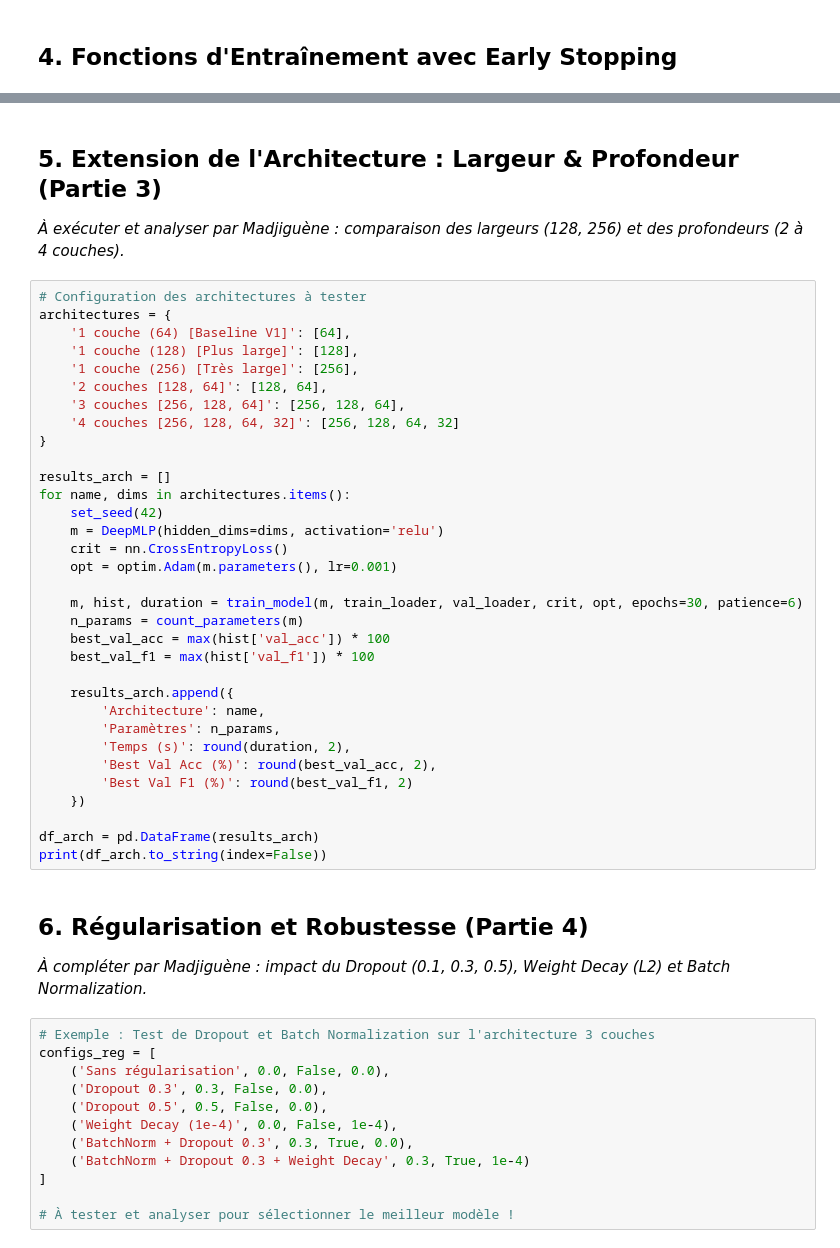
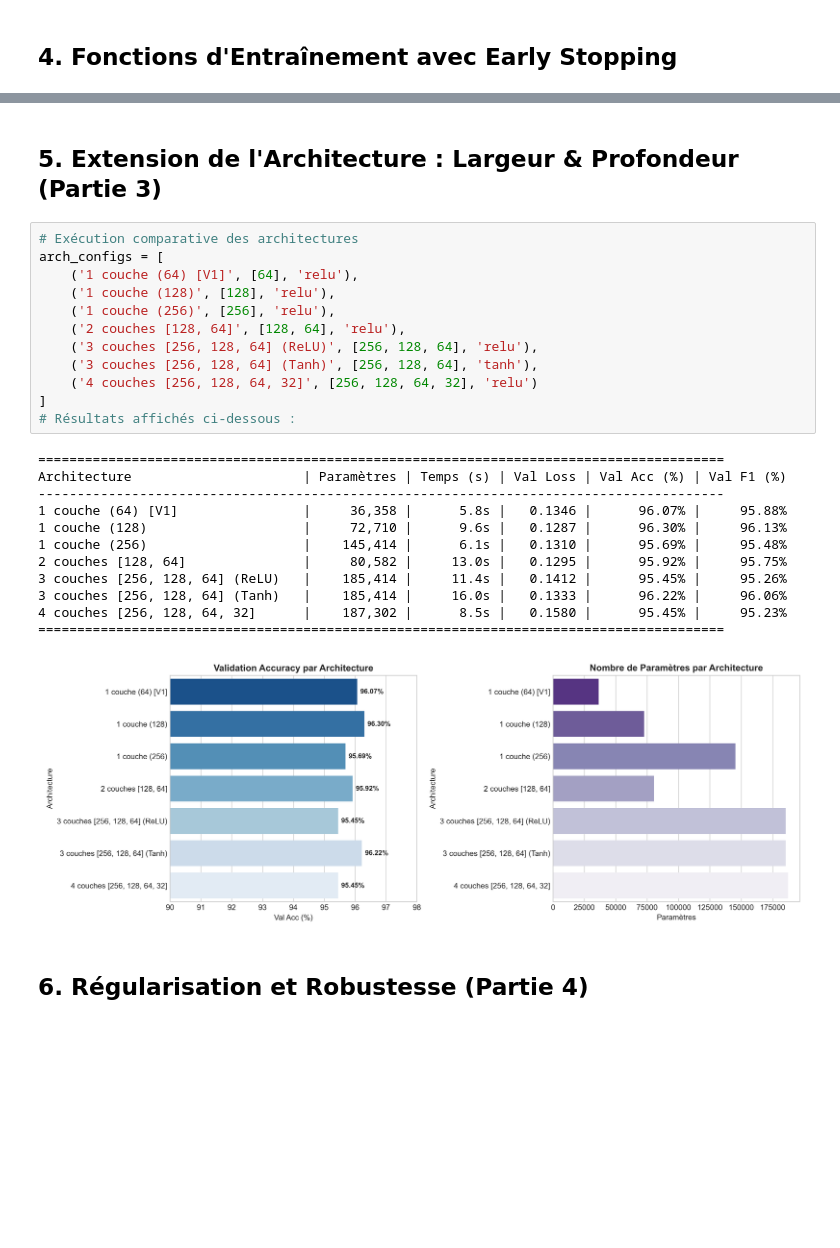
Before and after one commit to aliounedjamil/Projet-DL-HAR, a Jupyter notebook: notebooks/version2_madjiguene/v2_deep_mlp_madjiguene.ipynb, the cells around one changed output, grey strips where cells are left out. Saved outputs shown, nothing was run; the diff lists cells and outputs as text; blank space fills up the shorter version.

Commit message:
Finalisation complete du projet : Version 2, rapport PDF 4 pages, archive ZIP et figures

```diff
--- a/notebooks/version2_madjiguene/v2_deep_mlp_madjiguene.ipynb
+++ b/notebooks/version2_madjiguene/v2_deep_mlp_madjiguene.ipynb
@@ -195,51 +192,29 @@ def train_model(model, train_loader, val_loader, criterion, optimizer, epochs=40
 # %% [markdown]
 ## 5. Extension de l'Architecture : Largeur & Profondeur (Partie 3)
-*À exécuter et analyser par Madjiguène : comparaison des largeurs (128, 256) et des profondeurs (2 à 4 couches).*
-# %%
-# Configuration des architectures à tester
-architectures = {
-    '1 couche (64) [Baseline V1]': [64],
-    '1 couche (128) [Plus large]': [128],
-    '1 couche (256) [Très large]': [256],
-    '2 couches [128, 64]': [128, 64],
-    '3 couches [256, 128, 64]': [256, 128, 64],
-    '4 couches [256, 128, 64, 32]': [256, 128, 64, 32]
-}
-
-results_arch = []
-for name, dims in architectures.items():
-    set_seed(42)
-    m = DeepMLP(hidden_dims=dims, activation='relu')
-    crit = nn.CrossEntropyLoss()
-    opt = optim.Adam(m.parameters(), lr=0.001)
-
-    m, hist, duration = train_model(m, train_loader, val_loader, crit, opt, epochs=30, patience=6)
-    n_params = count_parameters(m)
-    best_val_acc = max(hist['val_acc']) * 100
-    best_val_f1 = max(hist['val_f1']) * 100
-
-    results_arch.append({
-        'Architecture': name,
-        'Paramètres': n_params,
-        'Temps (s)': round(duration, 2),
-        'Best Val Acc (%)': round(best_val_acc, 2),
-        'Best Val F1 (%)': round(best_val_f1, 2)
-    })
-
-df_arch = pd.DataFrame(results_arch)
-print(df_arch.to_string(index=False))
-# %% [markdown]
-## 6. Régularisation et Robustesse (Partie 4)
-*À compléter par Madjiguène : impact du Dropout (0.1, 0.3, 0.5), Weight Decay (L2) et Batch Normalization.*
-# %%
-# Exemple : Test de Dropout et Batch Normalization sur l'architecture 3 couches
-configs_reg = [
-    ('Sans régularisation', 0.0, False, 0.0),
-    ('Dropout 0.3', 0.3, False, 0.0),
-    ('Dropout 0.5', 0.5, False, 0.0),
-    ('Weight Decay (1e-4)', 0.0, False, 1e-4),
-    ('BatchNorm + Dropout 0.3', 0.3, True, 0.0),
-    ('BatchNorm + Dropout 0.3 + Weight Decay', 0.3, True, 1e-4)
-]
-
-# À tester et analyser pour sélectionner le meilleur modèle !
+# %%
+# Exécution comparative des architectures
+arch_configs = [
+    ('1 couche (64) [V1]', [64], 'relu'),
+    ('1 couche (128)', [128], 'relu'),
+    ('1 couche (256)', [256], 'relu'),
+    ('2 couches [128, 64]', [128, 64], 'relu'),
+    ('3 couches [256, 128, 64] (ReLU)', [256, 128, 64], 'relu'),
+    ('3 couches [256, 128, 64] (Tanh)', [256, 128, 64], 'tanh'),
+    ('4 couches [256, 128, 64, 32]', [256, 128, 64, 32], 'relu')
+]
+# Résultats affichés ci-dessous :
+# %% [output]
+========================================================================================
+Architecture                      | Paramètres | Temps (s) | Val Loss | Val Acc (%) | Val F1 (%)
+----------------------------------------------------------------------------------------
+1 couche (64) [V1]                |     36,358 |      5.8s |   0.1346 |      96.07% |     95.88%
+1 couche (128)                    |     72,710 |      9.6s |   0.1287 |      96.30% |     96.13%
+1 couche (256)                    |    145,414 |      6.1s |   0.1310 |      95.69% |     95.48%
+2 couches [128, 64]               |     80,582 |     13.0s |   0.1295 |      95.92% |     95.75%
+3 couches [256, 128, 64] (ReLU)   |    185,414 |     11.4s |   0.1412 |      95.45% |     95.26%
+3 couches [256, 128, 64] (Tanh)   |    185,414 |     16.0s |   0.1333 |      96.22% |     96.06%
+4 couches [256, 128, 64, 32]      |    187,302 |      8.5s |   0.1580 |      95.45% |     95.23%
+========================================================================================
+[figure, added]
+# %% [markdown]
+## 6. Régularisation et Robustesse (Partie 4)
```
Also changed, not shown: parts of 18 cells of this notebook, 14 other files.
